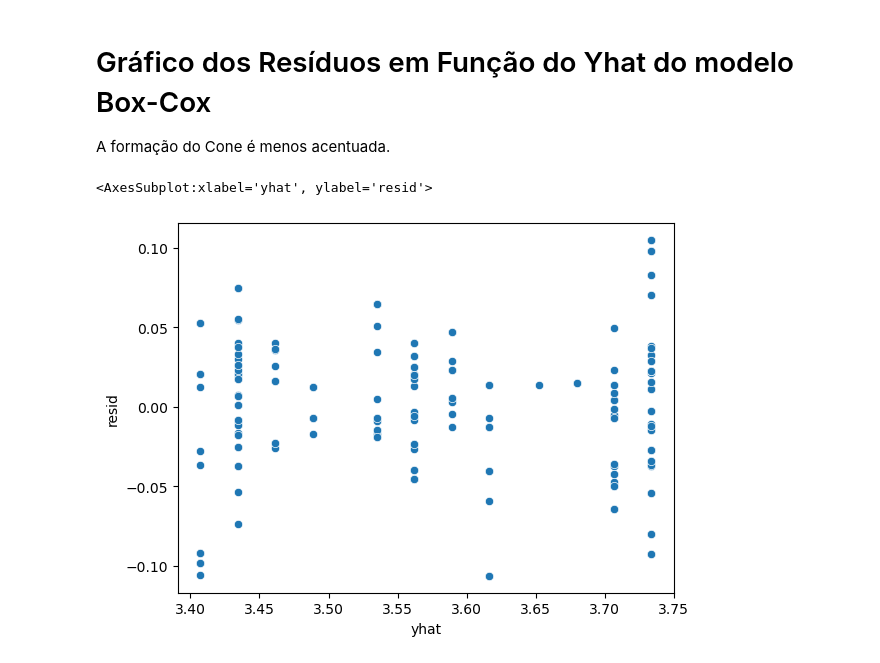
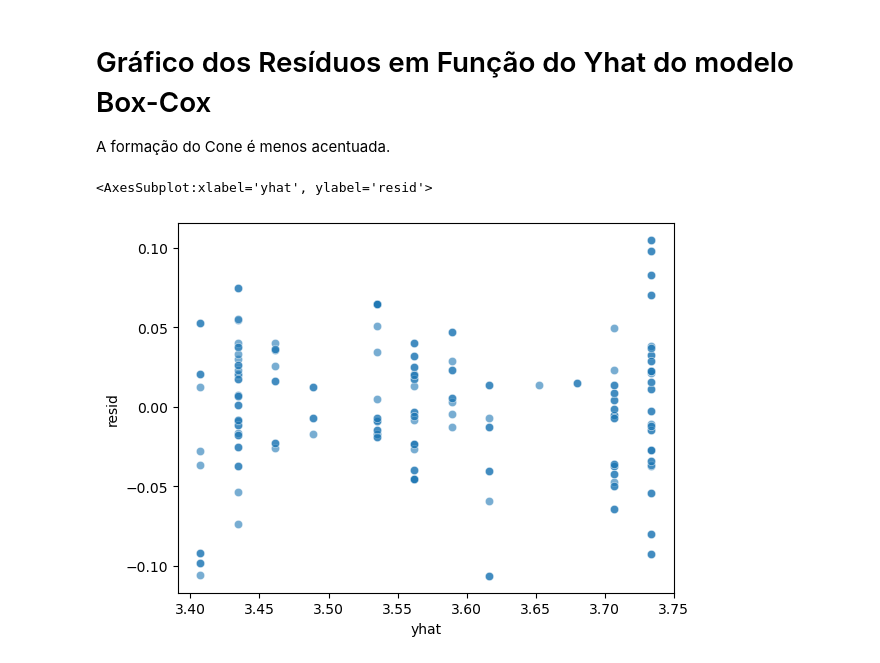
Before and after one commit to leosmundim/general_linear_models, a Jupyter notebook: nao_linear/Regressao_Nao_Linear_Multipla_Dummies_base_planosaude.ipynb, the cells around one changed output. Saved outputs shown, nothing was run; the diff lists cells and outputs as text; code cells hidden in the pictures.

```diff
--- a/nao_linear/Regressao_Nao_Linear_Multipla_Dummies_base_planosaude.ipynb
+++ b/nao_linear/Regressao_Nao_Linear_Multipla_Dummies_base_planosaude.ipynb
@@ -102,7 +123,7 @@ plt.show()
 # %% [markdown]
 ### Dummizando
 # %%
-planosaude_dummies = planosaude.join(pd.get_dummies(planosaude.plano))
-planosaude_dummies = planosaude_dummies.drop(['bronze', 'plano'], axis=1)
+planosaude_dummies = pd.get_dummies(planosaude, columns=['plano'],
+                                      drop_first=True)
 planosaude_dummies
 # %% [output]
@@ -366,7 +427,7 @@ planosaude_dummies
 # %% [markdown]
 ### Novo Modelo Com Box-Cox
 # %%
-modelo_bc_planosaude = sm.OLS.from_formula(formula = 'bc_despmed ~ idade+dcron+renda+esmeralda+ouro', data=planosaude_dummies).fit()
+modelo_bc_planosaude = sm.OLS.from_formula(formula = 'bc_despmed ~ idade+dcron+renda+plano_esmeralda+plano_ouro', data=planosaude_dummies).fit()
 modelo_bc_planosaude.summary()
 # %% [output]
 OLS Regression Results
@@ -449,0 +458,3 @@ Notes:
+# %%
+modelo_step_bc_planosaude = stepwise(modelo_bc_planosaude, pvalue_limit=0.05)
+modelo_step_bc_planosaude.summary()
@@ -468,9 +521,9 @@ step_bc_planosaude.resid.hist()
 ### Teste de Heterocedasticidade no Modelo Box-Cox
 # %%
 df_aux_bc = pd.DataFrame()
-df_aux_bc['yhat'] = step_bc_planosaude.fittedvalues
-df_aux_bc['resid'] = step_bc_planosaude.resid
-df_aux_bc['up'] = ((step_bc_planosaude.resid**2)/ ((sum(step_bc_planosaude.resid**2))/(planosaude.index.size)))
+df_aux_bc['yhat'] = modelo_step_bc_planosaude.fittedvalues
+df_aux_bc['resid'] = modelo_step_bc_planosaude.resid
+df_aux_bc['up'] = ((modelo_step_bc_planosaude.resid**2)/ ((sum(modelo_step_bc_planosaude.resid**2))/(planosaude.index.size)))
 
 #Anova
 from bioinfokit.analys import stat
@@ -502,7 +572,8 @@ P-value: 0.31430466047385386
 
 A formação do Cone é menos acentuada.
 # %%
-sns.scatterplot(df_aux_bc.yhat, df_aux_bc.resid)
+#Gráfico que relaciona resíduos e fitted values do 'modelo_step_bc_planosaude'
+sns.scatterplot(df_aux_bc.yhat, df_aux_bc.resid, alpha=0.6)
 # %% [output]
 <AxesSubplot:xlabel='yhat', ylabel='resid'>
-[figure, old version]
+[figure, new version]
```
Also changed, not shown: parts of 25 cells of this notebook, 8 other files.
